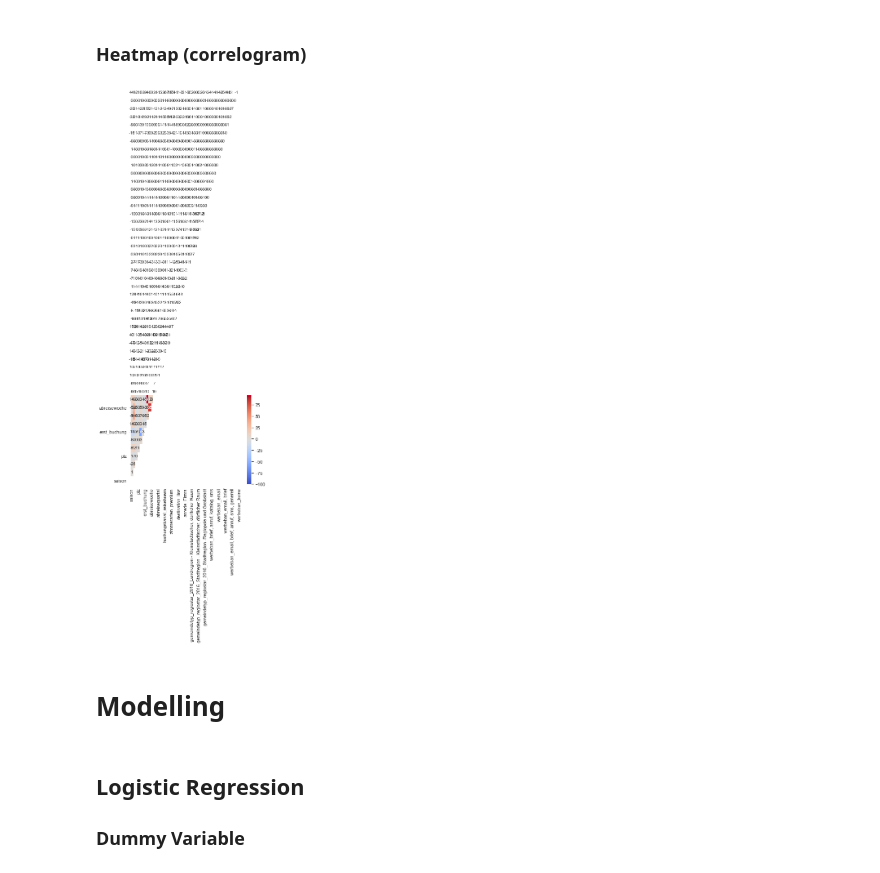
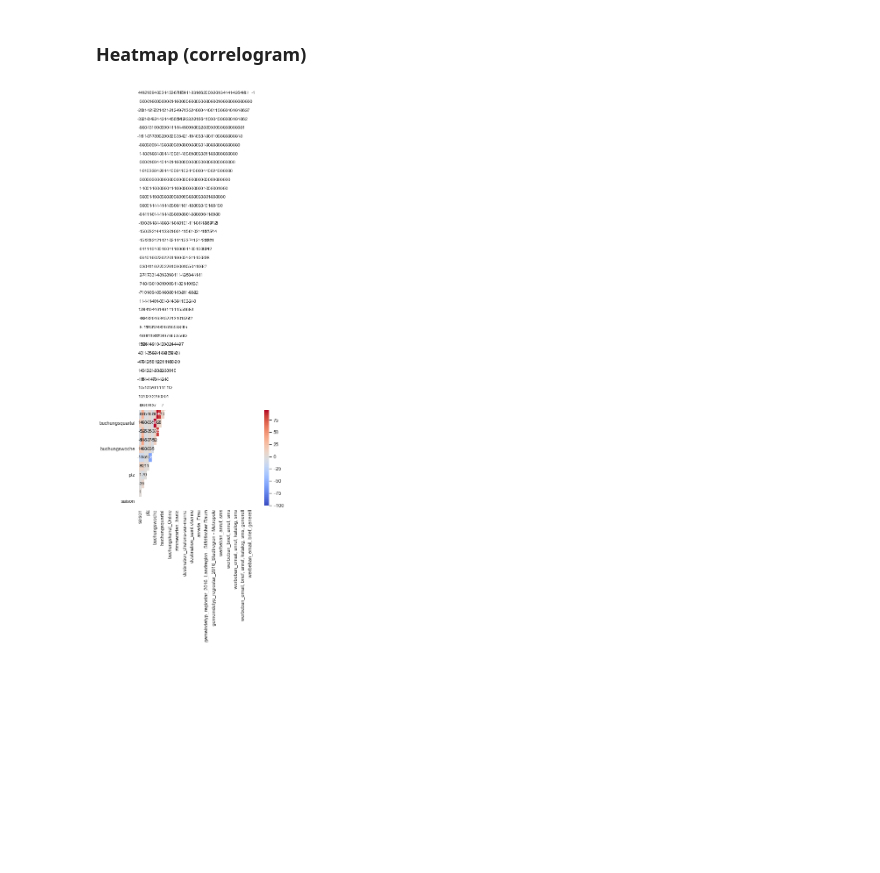
Before and after one commit to argv1/Booking-Prediction-EDA, a Jupyter notebook: 2-Features_and_EDA.ipynb, the cells around one changed output. Cells and saved outputs as stored; diff of their text form; code cells hidden in the pictures; blank space fills up the shorter version.

```diff
--- a/2-Features_and_EDA.ipynb
+++ b/2-Features_and_EDA.ipynb
@@ -352,5 +366,6 @@ first booking by each client id
 # %%
 df.loc[df.groupby(['kunden_id'])['buchungsdatum'].idxmin(),'erst_buchung'] = 1
 df.erst_buchung.fillna(0, inplace=True)
+df.erst_buchung = df.erst_buchung.astype("int64")
 df.erst_buchung.value_counts()
 # %% [output]
@@ -362,5 +377,6 @@ Name: erst_buchung, dtype: int64
 # %%
 df.loc[df.groupby(['kunden_id'])['buchungsdatum'].idxmin(),'folgebuchung'] = 0
 df.folgebuchung.fillna(1, inplace=True)
+df.folgebuchung = df.folgebuchung.astype("int64")
 df.folgebuchung.value_counts()
 # %% [output]
@@ -372,5 +388,8 @@ Name: folgebuchung, dtype: int64
 guests who have more than one booking (flagged at every booking)
 # %%
 df['repeater'] = df['kunden_id'].duplicated(keep=False)
-df.repeater.value_counts(dropna=False)
+
+df.repeater = df.repeater.astype("int64")
+
+print(f"{df.repeater.value_counts(dropna=False)}")
 # %% [output]
@@ -790,19 +809,14 @@ ax = sns.scatterplot(x="aufenthalt", y="buch_zeilen", hue="saison", data=df)
 # %% [markdown]
 ### Heatmap (correlogram)
 # %%
-col_list = ["saison", "buchungskanal", "zimmerarten",
-            "menue_code", "zusatzleistung", "destination", "anrede", "plz", "kundenclub",
-            "sprache_deutsch", "erst_buchung",
-            "gemeindetyp_regiostar_2016","werbeban", "buchungswoche", "anreisewoche", "abreisewoche",
-            "buchungsquartal", "anreisequartal", "abreisequartal"]
+col_list = ["saison", "buchungskanal", "zimmerarten", "menue_code", "zusatzleistung", "destination",
+            "anrede", "plz", "kundenclub", "erst_buchung", "gemeindetyp_regiostar_2016","werbeban",
+            "buchungswoche", "anreisewoche", "abreisewoche", "buchungsquartal", "anreisequartal", "abreisequartal"]
 
 X_dum=pd.get_dummies(df[col_list].copy())
 mask = np.triu(X_dum.corr())
-ax = sns.heatmap(round(X_dum.corr()*100,0)
-                 ,annot=True
-                 ,mask=mask
-                 ,cmap='coolwarm')
+ax = sns.heatmap(round(X_dum.corr()*100,0), annot=True, mask=mask, cmap='coolwarm')
 ax.set_ylim((0,11))
 plt.savefig('img/correlogram.png')
 # %% [output]
-[figure, old version]
+[figure, new version]
@@ -812,5 +822,0 @@ plt.savefig('img/correlogram.png')
-# %% [markdown]
-# Modelling
-# %% [markdown]
-## Logistic Regression
-### Dummy Variable
```
Also changed, not shown: parts of 33 cells of this notebook, 1 other file.
